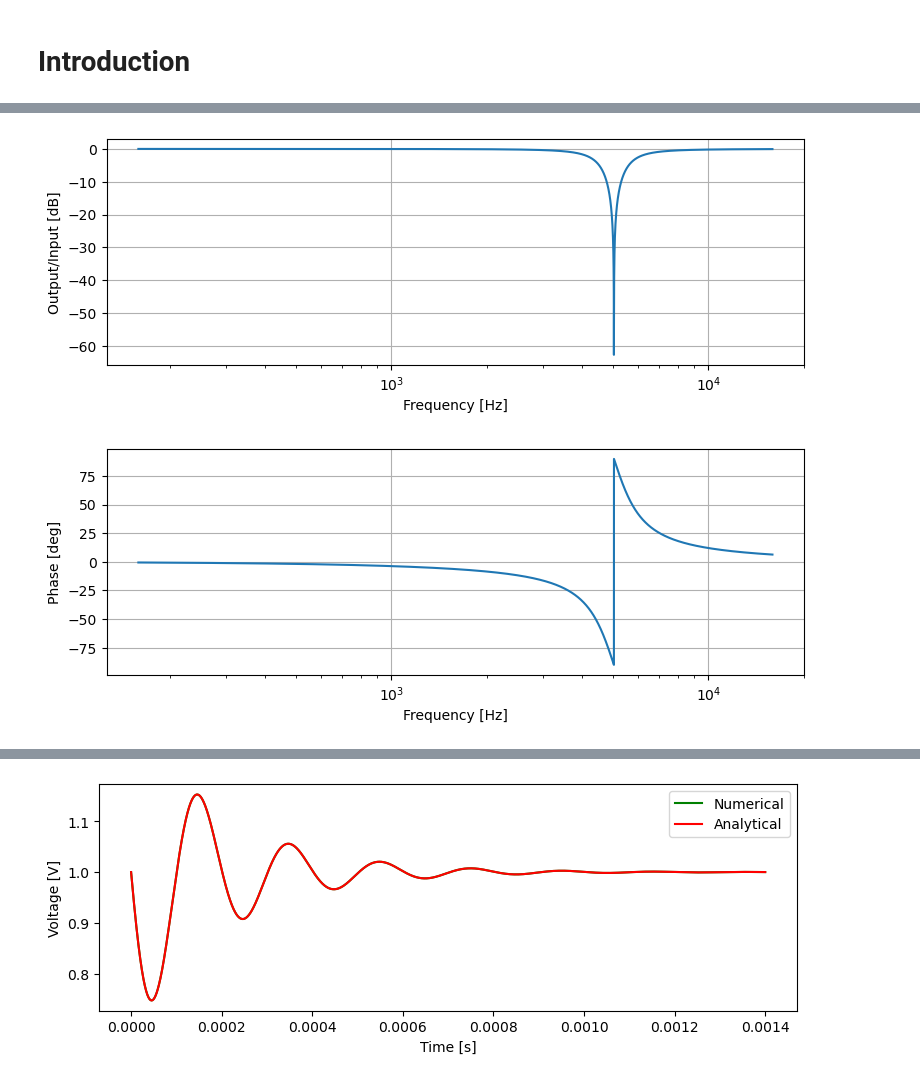
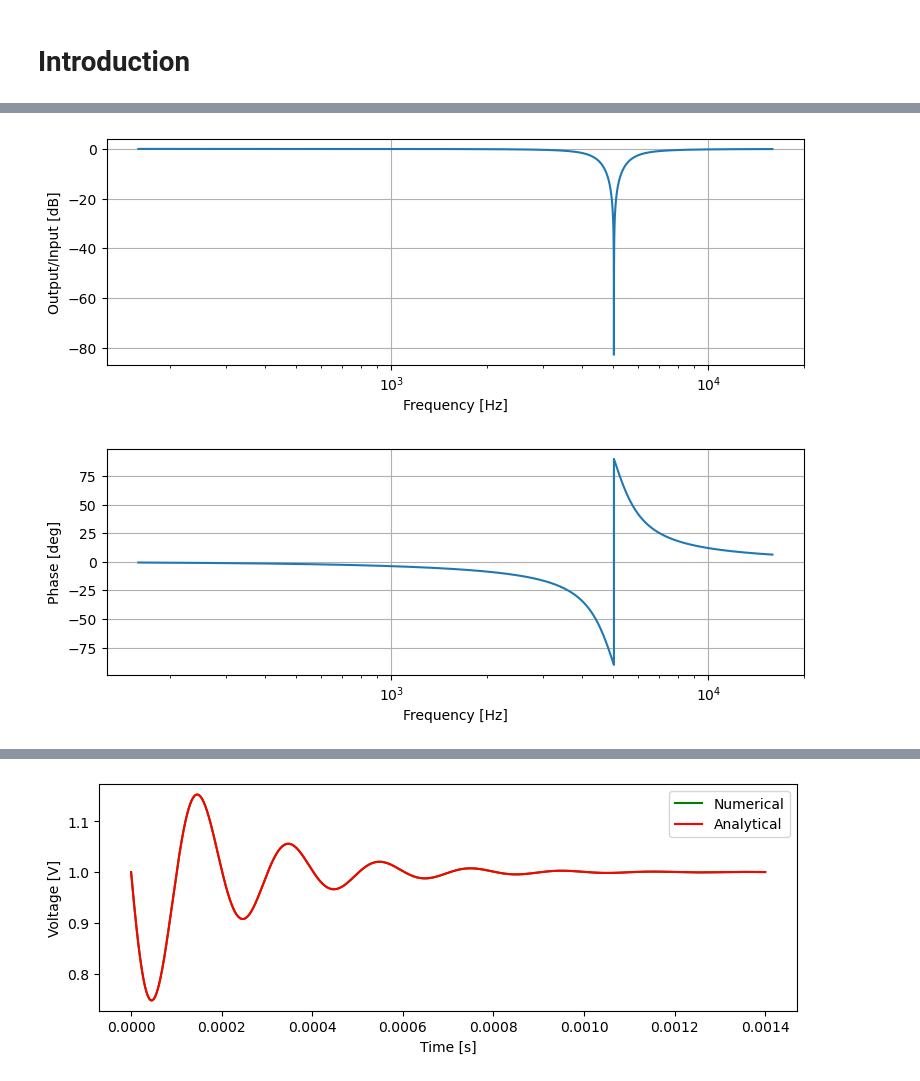
Before and after one commit to kr4ften/TransformProject, a Jupyter notebook: main.ipynb, the cells around one changed output, grey strips where cells are left out. Drawn from its saved outputs; the diff is of its cells as text; code cells hidden in the pictures.

```diff
--- a/main.ipynb
+++ b/main.ipynb
@@ -62,35 +62,35 @@ This is our transfer function, using it we can describe our LTI system.
 import numpy as np
 import scipy.signal as signal
 import matplotlib.pyplot as plt
 
 R = 5000
 C = 20 * 10**(-9)
 L = 50 * 10**(-3)
 
 numerator = [C*L*R, 0, R]
 denominator = [C*L*R, L, R]
 
 LTI = signal.TransferFunction(numerator,denominator)
 
-w, mag, phase = signal.bode(LTI,n=10000)
+w, mag, phase = signal.bode(LTI,n=100000)
 
 # Convert rad/s to Hz
 f=w/(2*np.pi)
 
 plt.figure(figsize=(9, 3), dpi=100)
 plt.semilogx(f,mag)
 #plt.hlines(-3,min(f),max(f),linestyles="dotted",colors='r')
 plt.xlabel('Frequency [Hz]')
 plt.ylabel('Output/Input [dB]')
 plt.grid()
 plt.figure(figsize=(9, 3), dpi=100)
 plt.semilogx(f, phase)
 plt.xlabel('Frequency [Hz]')
 plt.ylabel('Phase [deg]')
 plt.grid()
 plt.show()
 # %% [output]
-[figure, old version]
+[figure, new version]
 [figure]
 # %% [markdown]
 # Step response
```
Also changed, not shown: parts of 9 cells of this notebook.
